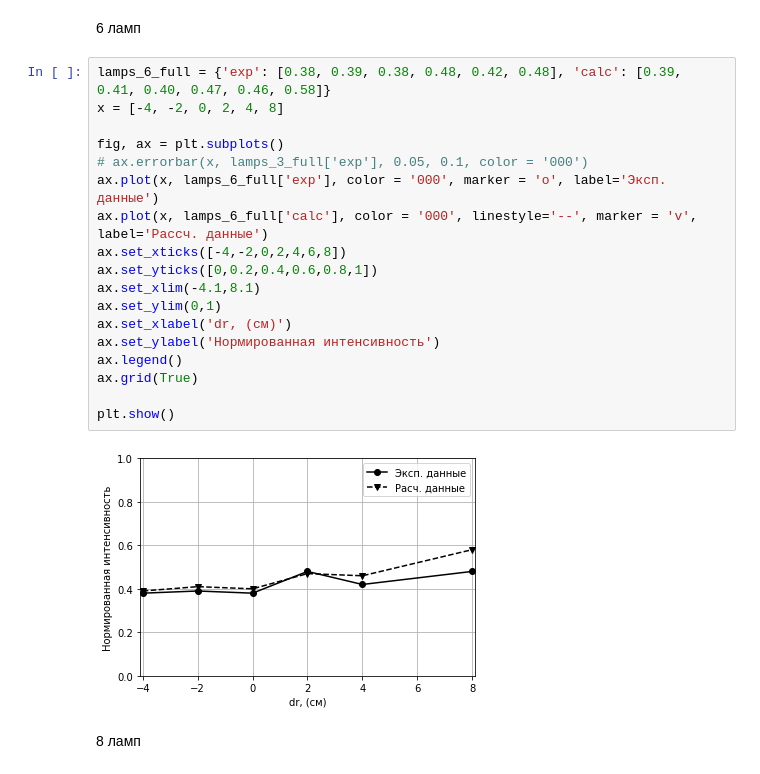
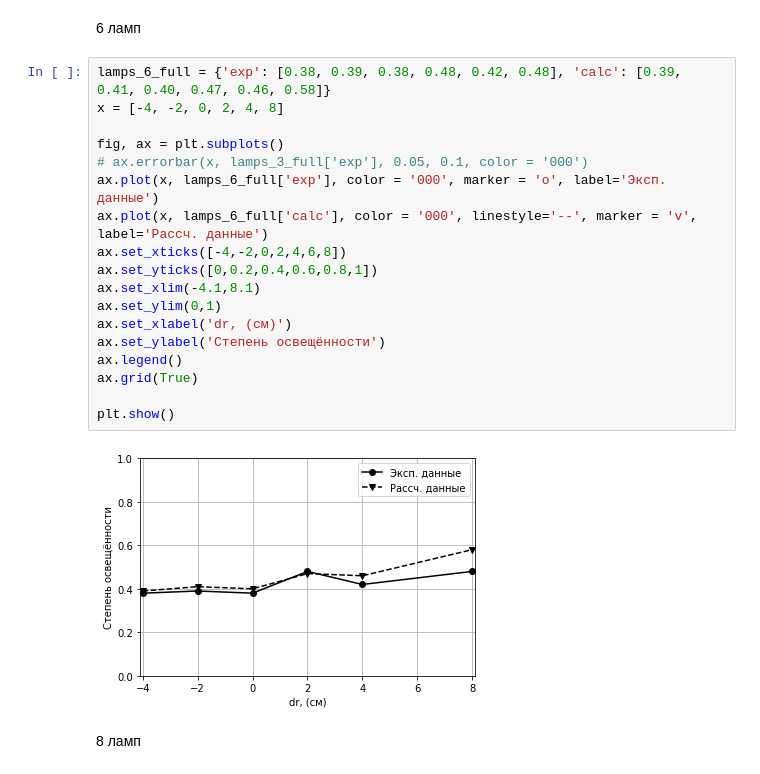
Before and after one commit to AnanasiDiod/Diploma, a Jupyter notebook: UV_field_calc/graph_plot.ipynb, the cells around one changed output. Cells and saved outputs as stored; diff of their text form.

```diff
--- a/UV_field_calc/graph_plot.ipynb
+++ b/UV_field_calc/graph_plot.ipynb
@@ -68,23 +68,23 @@ plt.show()
 # %%
 lamps_6_full = {'exp': [0.38, 0.39, 0.38, 0.48, 0.42, 0.48], 'calc': [0.39, 0.41, 0.40, 0.47, 0.46, 0.58]}
 x = [-4, -2, 0, 2, 4, 8]
 
 fig, ax = plt.subplots()
 # ax.errorbar(x, lamps_3_full['exp'], 0.05, 0.1, color = '000')
 ax.plot(x, lamps_6_full['exp'], color = '000', marker = 'o', label='Эксп. данные')
 ax.plot(x, lamps_6_full['calc'], color = '000', linestyle='--', marker = 'v', label='Рассч. данные')
 ax.set_xticks([-4,-2,0,2,4,6,8])
 ax.set_yticks([0,0.2,0.4,0.6,0.8,1])
 ax.set_xlim(-4.1,8.1)
 ax.set_ylim(0,1)
 ax.set_xlabel('dr, (см)')
-ax.set_ylabel('Нормированная интенсивность')
+ax.set_ylabel('Степень освещённости')
 ax.legend()
 ax.grid(True)
 
 plt.show()
 # %% [output]
-[figure, old version]
+[figure, new version]
 # %% [markdown]
 8 ламп
 # %%
```
Also changed, not shown: parts of 3 cells of this notebook, 37 other files.
